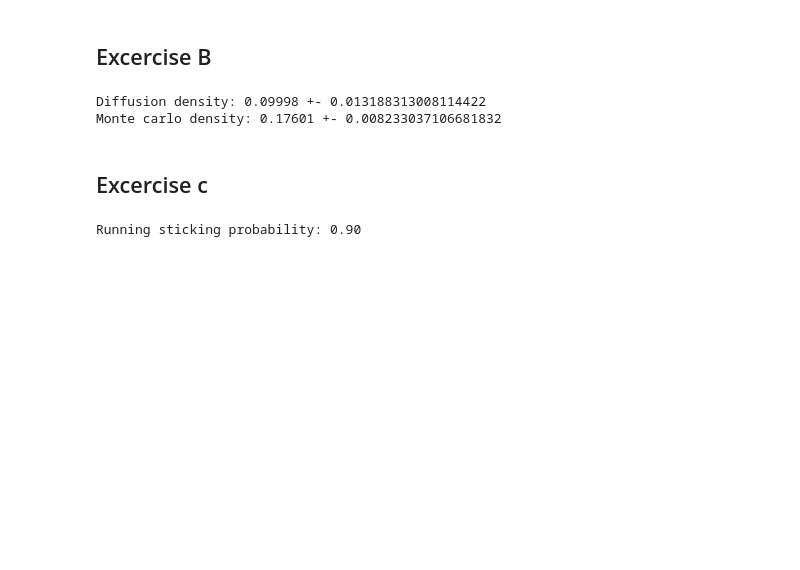
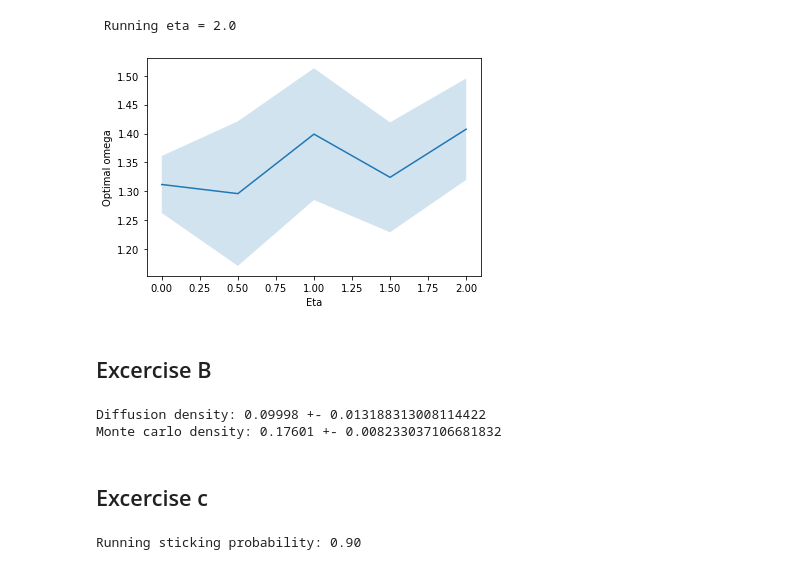
Before and after one commit to Nickvs99/ScientificComputing, a Jupyter notebook: Set 2/set2.ipynb, the cells around one changed output. Drawn from its saved outputs; the diff is of its cells as text; code cells hidden in the pictures; blank space fills up the shorter version.

Commit message:
Impact eta on optimal omega

```diff
--- a/Set 2/set2.ipynb
+++ b/Set 2/set2.ipynb
@@ -22,0 +46,31 @@ plt.rcParams["figure.figsize"] = (8,6)
+# %%
+# Optimising omega for different eta values
+
+N = 25
+n_instances = 5
+
+omega_means, omega_stds = [], []
+etas = np.arange(0, 2.5, 0.5)
+
+for eta in etas:
+    print(f"\r Running eta = {eta}", end="")
+
+    sim_manager = SimulationManager(DLA_SOR, n_instances, eta=eta, N=N, stopping_e=10**-3)
+
+    # Since calc_optimal_omega runs the simulations, the kwargs run=False is passed
+    omega_mean, omega_std = sim_manager.calc_attribute(lambda sim: calc_optimal_omega(sim)[0], run=False)
+
+    omega_means.append(omega_mean)
+    omega_stds.append(omega_std)
+
+omega_means = np.array(omega_means)
+omega_stds = np.array(omega_stds)
+
+plt.plot(etas, omega_means)
+plt.fill_between(etas, omega_means - omega_stds, omega_means + omega_stds, alpha=0.2)
+plt.xlabel("Eta")
+plt.ylabel("Optimal omega")
+plt.show()
+# %% [output]
+ Running eta = 2.0
+[figure, added]
```
Also changed, not shown: parts of 4 cells of this notebook, 2 other files.
